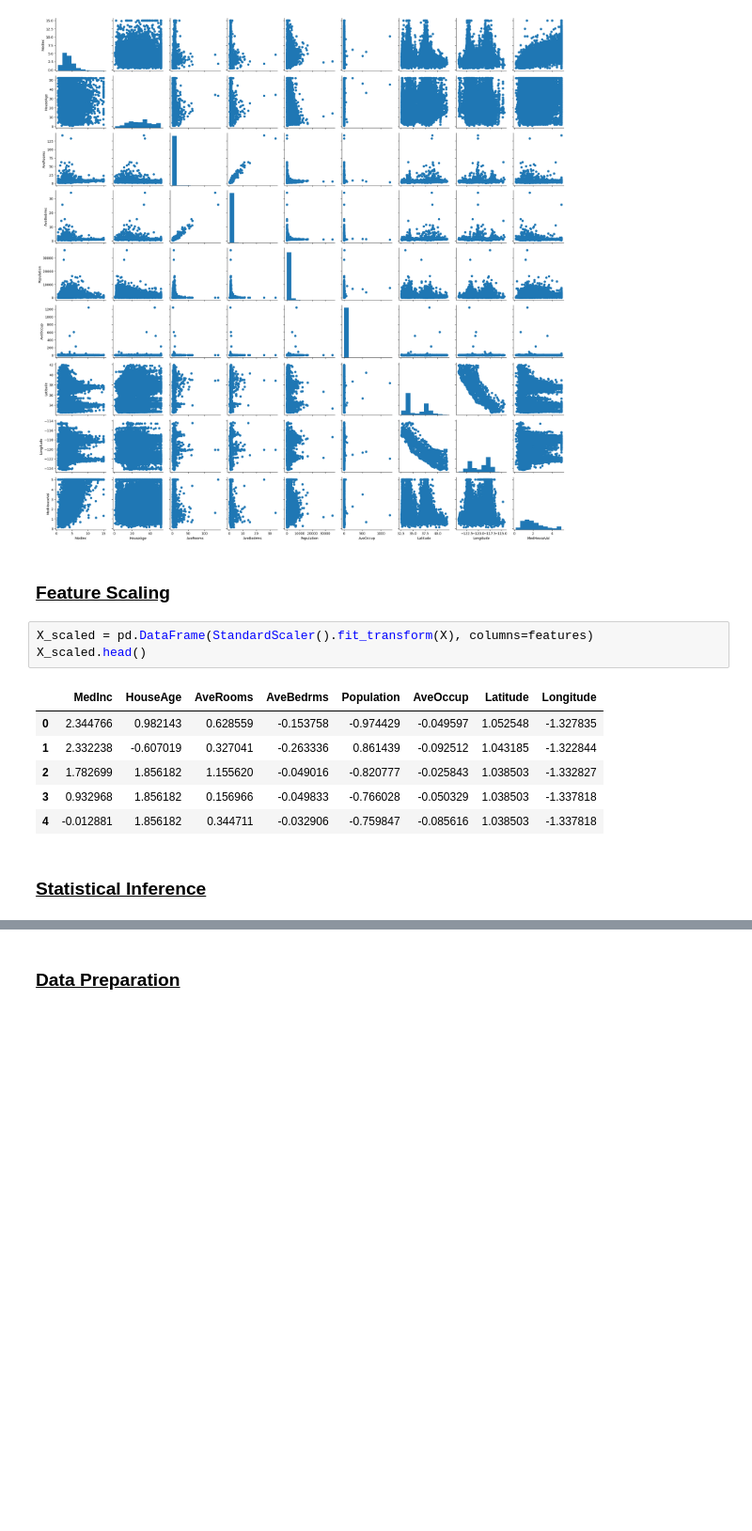
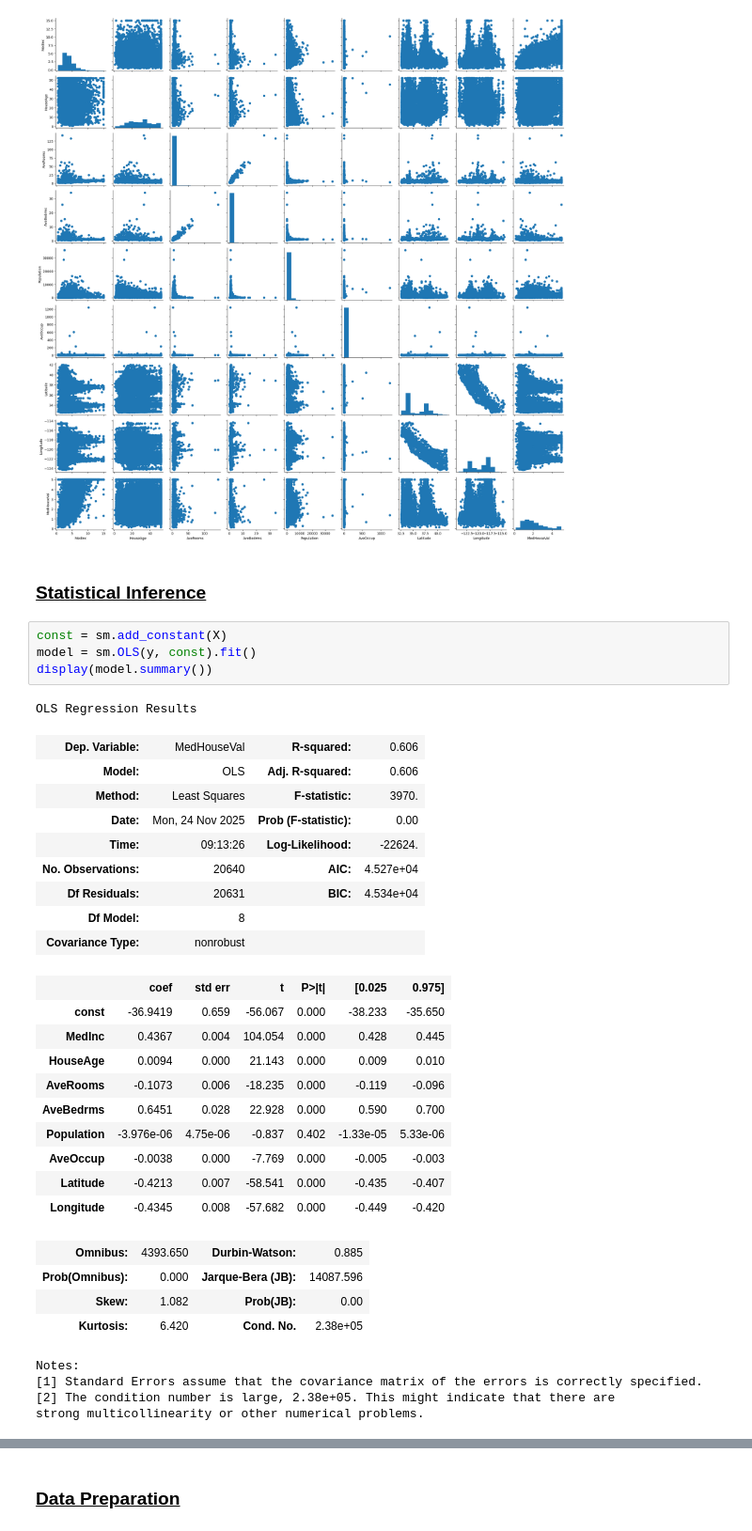
Before and after one commit to J-M-Bell/ML-Models, a Jupyter notebook: Supervised Learning/Boston Housing Market/CaliforniaHousingMarket.ipynb, the cells around one changed output, grey strips where cells are left out. Shown: that part at 94% size. Saved outputs shown, nothing was run; the diff lists cells and outputs as text; blank space fills up the shorter version.

```diff
--- a/Supervised Learning/Boston Housing Market/CaliforniaHousingMarket.ipynb
+++ b/Supervised Learning/Boston Housing Market/CaliforniaHousingMarket.ipynb
@@ -70,17 +70,38 @@ graphs.map_offdiag(plt.scatter)
 # %% [output]
 <seaborn.axisgrid.PairGrid at 0x...>
 [figure]
-# %% [markdown]
-<h3><u>Feature Scaling</u></h3>
-# %%
-X_scaled = pd.DataFrame(StandardScaler().fit_transform(X), columns=features)
-X_scaled.head()
-# %% [output]
-|  | MedInc | HouseAge | AveRooms | AveBedrms | Population | AveOccup | Latitude | Longitude |
-| 0 | 2.344766 | 0.982143 | 0.628559 | -0.153758 | -0.974429 | -0.049597 | 1.052548 | -1.327835 |
-| 1 | 2.332238 | -0.607019 | 0.327041 | -0.263336 | 0.861439 | -0.092512 | 1.043185 | -1.322844 |
-| 2 | 1.782699 | 1.856182 | 1.155620 | -0.049016 | -0.820777 | -0.025843 | 1.038503 | -1.332827 |
-| 3 | 0.932968 | 1.856182 | 0.156966 | -0.049833 | -0.766028 | -0.050329 | 1.038503 | -1.337818 |
-| 4 | -0.012881 | 1.856182 | 0.344711 | -0.032906 | -0.759847 | -0.085616 | 1.038503 | -1.337818 |
 # %% [markdown]
 <h3><u>Statistical Inference</u></h3>
+# %%
+const = sm.add_constant(X)
+model = sm.OLS(y, const).fit()
+display(model.summary())
+# %% [output]
+OLS Regression Results
+| Dep. Variable: | MedHouseVal | R-squared: | 0.606 |
+| Model: | OLS | Adj. R-squared: | 0.606 |
+| Method: | Least Squares | F-statistic: | 3970. |
+| Date: | Mon, 24 Nov 2025 | Prob (F-statistic): | 0.00 |
+| Time: | 09:13:26 | Log-Likelihood: | -22624. |
+| No. Observations: | 20640 | AIC: | 4.527e+04 |
+| Df Residuals: | 20631 | BIC: | 4.534e+04 |
+| Df Model: | 8 |  |  |
+| Covariance Type: | nonrobust |  |  |
+|  | coef | std err | t | P>|t| | [0.025 | 0.975] |
+| const | -36.9419 | 0.659 | -56.067 | 0.000 | -38.233 | -35.650 |
+| MedInc | 0.4367 | 0.004 | 104.054 | 0.000 | 0.428 | 0.445 |
+| HouseAge | 0.0094 | 0.000 | 21.143 | 0.000 | 0.009 | 0.010 |
+| AveRooms | -0.1073 | 0.006 | -18.235 | 0.000 | -0.119 | -0.096 |
+| AveBedrms | 0.6451 | 0.028 | 22.928 | 0.000 | 0.590 | 0.700 |
+| Population | -3.976e-06 | 4.75e-06 | -0.837 | 0.402 | -1.33e-05 | 5.33e-06 |
+| AveOccup | -0.0038 | 0.000 | -7.769 | 0.000 | -0.005 | -0.003 |
+| Latitude | -0.4213 | 0.007 | -58.541 | 0.000 | -0.435 | -0.407 |
+| Longitude | -0.4345 | 0.008 | -57.682 | 0.000 | -0.449 | -0.420 |
+| Omnibus: | 4393.650 | Durbin-Watson: | 0.885 |
+| Prob(Omnibus): | 0.000 | Jarque-Bera (JB): | 14087.596 |
+| Skew: | 1.082 | Prob(JB): | 0.00 |
+| Kurtosis: | 6.420 | Cond. No. | 2.38e+05 |
+Notes:
+[1] Standard Errors assume that the covariance matrix of the errors is correctly specified.
+[2] The condition number is large, 2.38e+05. This might indicate that there are
+strong multicollinearity or other numerical problems.
```
Also changed, not shown: parts of 25 cells of this notebook.
